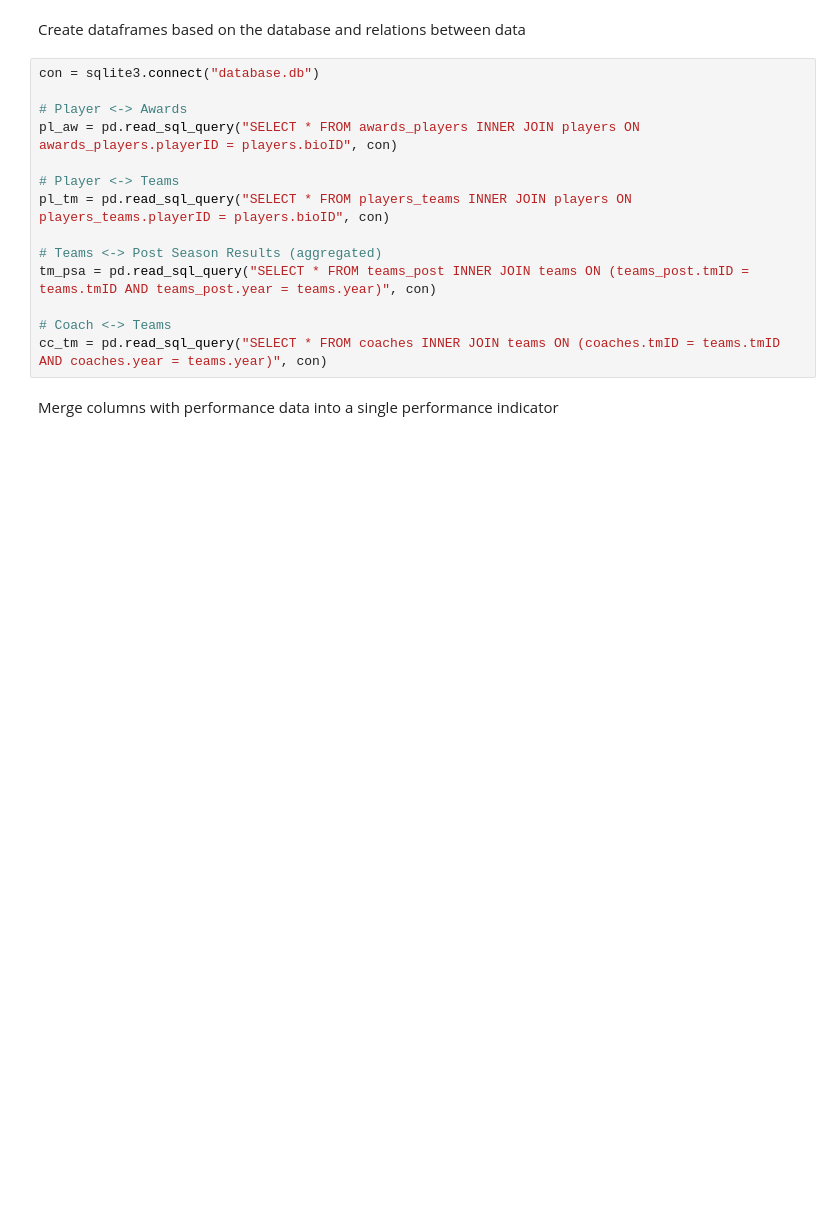
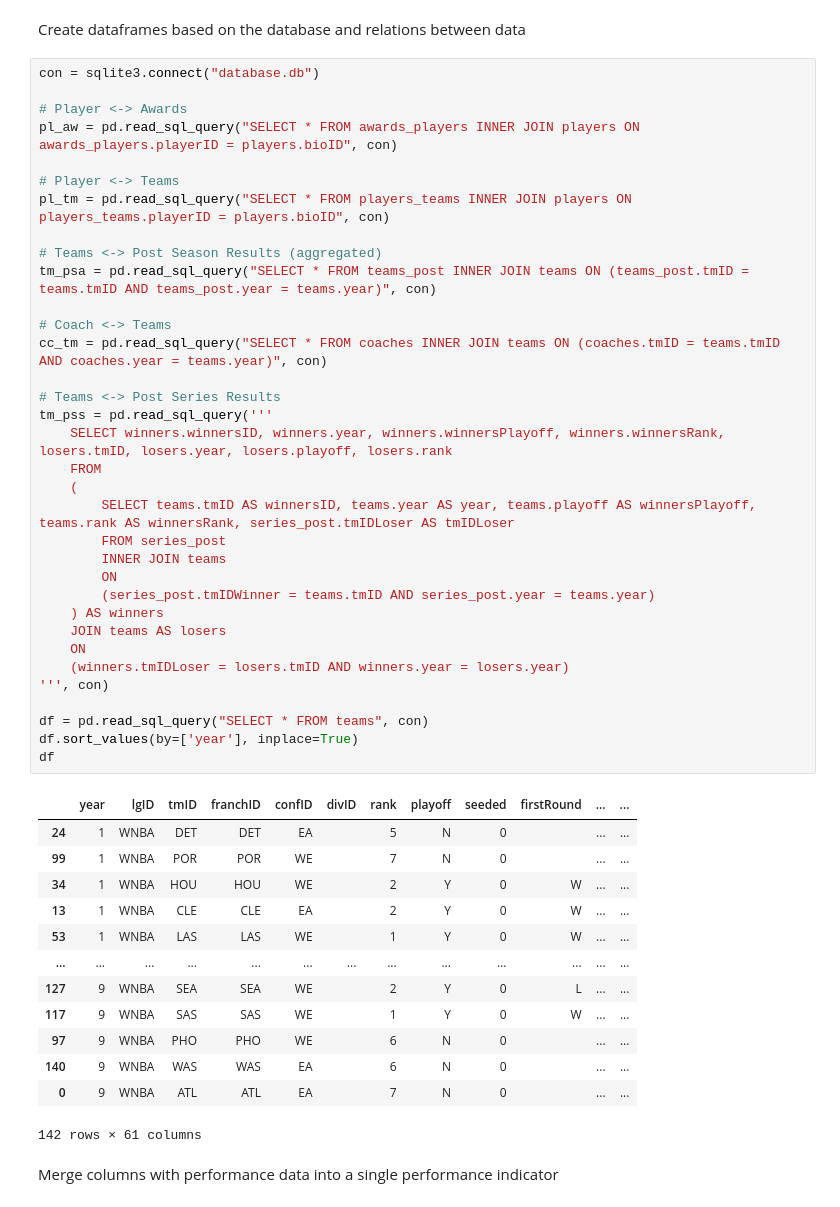
Before and after one commit to toni-santos/ac-2023, a Jupyter notebook: main.ipynb, the cells around one changed output. Cells and saved outputs as stored; diff of their text form; blank space fills up the shorter version.

Commit message:
first mock of the flow of information

```diff
--- a/main.ipynb
+++ b/main.ipynb
@@ -43,17 +43,51 @@ Create dataframes based on the database and relations between data
 # %%
 con = sqlite3.connect("database.db")
 
 # Player <-> Awards
 pl_aw = pd.read_sql_query("SELECT * FROM awards_players INNER JOIN players ON awards_players.playerID = players.bioID", con)
 
 # Player <-> Teams
 pl_tm = pd.read_sql_query("SELECT * FROM players_teams INNER JOIN players ON players_teams.playerID = players.bioID", con)
 
 # Teams <-> Post Season Results (aggregated)
 tm_psa = pd.read_sql_query("SELECT * FROM teams_post INNER JOIN teams ON (teams_post.tmID = teams.tmID AND teams_post.year = teams.year)", con)
 
 # Coach <-> Teams
 cc_tm = pd.read_sql_query("SELECT * FROM coaches INNER JOIN teams ON (coaches.tmID = teams.tmID AND coaches.year = teams.year)", con)
+
+# Teams <-> Post Series Results
+tm_pss = pd.read_sql_query('''
+    SELECT winners.winnersID, winners.year, winners.winnersPlayoff, winners.winnersRank, losers.tmID, losers.year, losers.playoff, losers.rank
+    FROM
+    (
+        SELECT teams.tmID AS winnersID, teams.year AS year, teams.playoff AS winnersPlayoff, teams.rank AS winnersRank, series_post.tmIDLoser AS tmIDLoser
+        FROM series_post
+        INNER JOIN teams
+        ON
+        (series_post.tmIDWinner = teams.tmID AND series_post.year = teams.year)
+    ) AS winners
+    JOIN teams AS losers
+    ON
+    (winners.tmIDLoser = losers.tmID AND winners.year = losers.year)
+''', con)
+
+df = pd.read_sql_query("SELECT * FROM teams", con)
+df.sort_values(by=['year'], inplace=True)
+df
+# %% [output]
+|  | year | lgID | tmID | franchID | confID | divID | rank | playoff | seeded | firstRound | ... | ... |
+| 24 | 1 | WNBA | DET | DET | EA |  | 5 | N | 0 |  | ... | ... |
+| 99 | 1 | WNBA | POR | POR | WE |  | 7 | N | 0 |  | ... | ... |
+| 34 | 1 | WNBA | HOU | HOU | WE |  | 2 | Y | 0 | W | ... | ... |
+| 13 | 1 | WNBA | CLE | CLE | EA |  | 2 | Y | 0 | W | ... | ... |
+| 53 | 1 | WNBA | LAS | LAS | WE |  | 1 | Y | 0 | W | ... | ... |
+| ... | ... | ... | ... | ... | ... | ... | ... | ... | ... | ... | ... | ... |
+| 127 | 9 | WNBA | SEA | SEA | WE |  | 2 | Y | 0 | L | ... | ... |
+| 117 | 9 | WNBA | SAS | SAS | WE |  | 1 | Y | 0 | W | ... | ... |
+| 97 | 9 | WNBA | PHO | PHO | WE |  | 6 | N | 0 |  | ... | ... |
+| 140 | 9 | WNBA | WAS | WAS | EA |  | 6 | N | 0 |  | ... | ... |
+| 0 | 9 | WNBA | ATL | ATL | EA |  | 7 | N | 0 |  | ... | ... |
+142 rows × 61 columns
 # %% [markdown]
 Merge columns with performance data into a single performance indicator
 # %%
```
Also changed, not shown: parts of 1 cell of this notebook, 1 other file.
